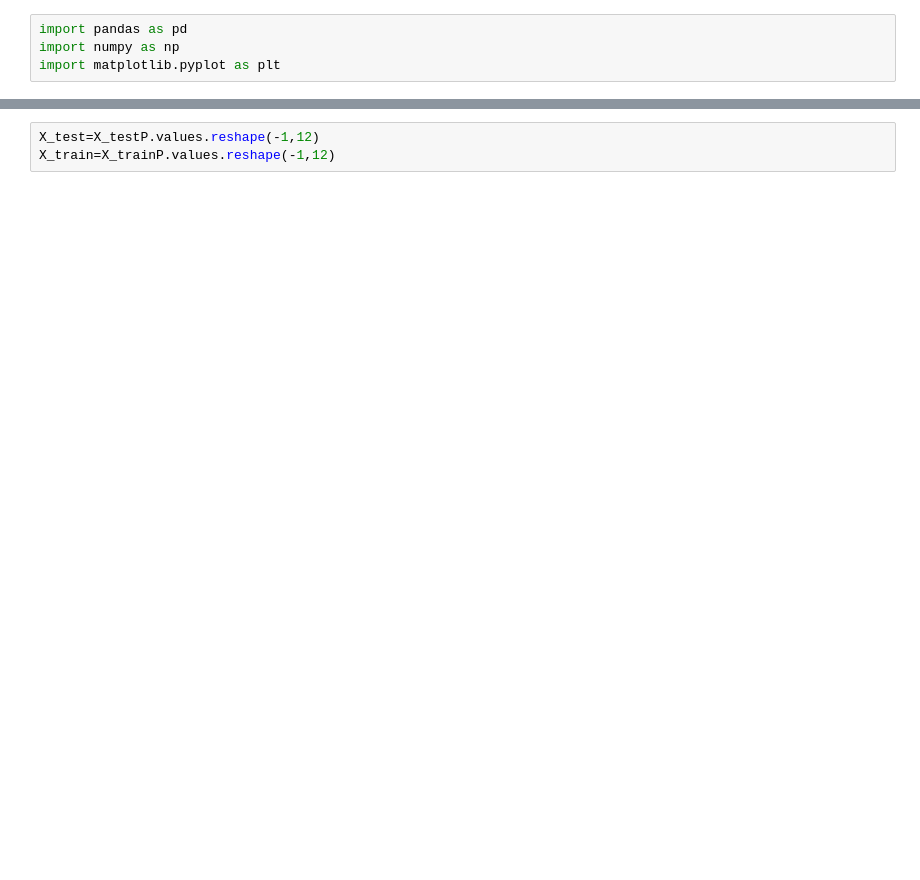
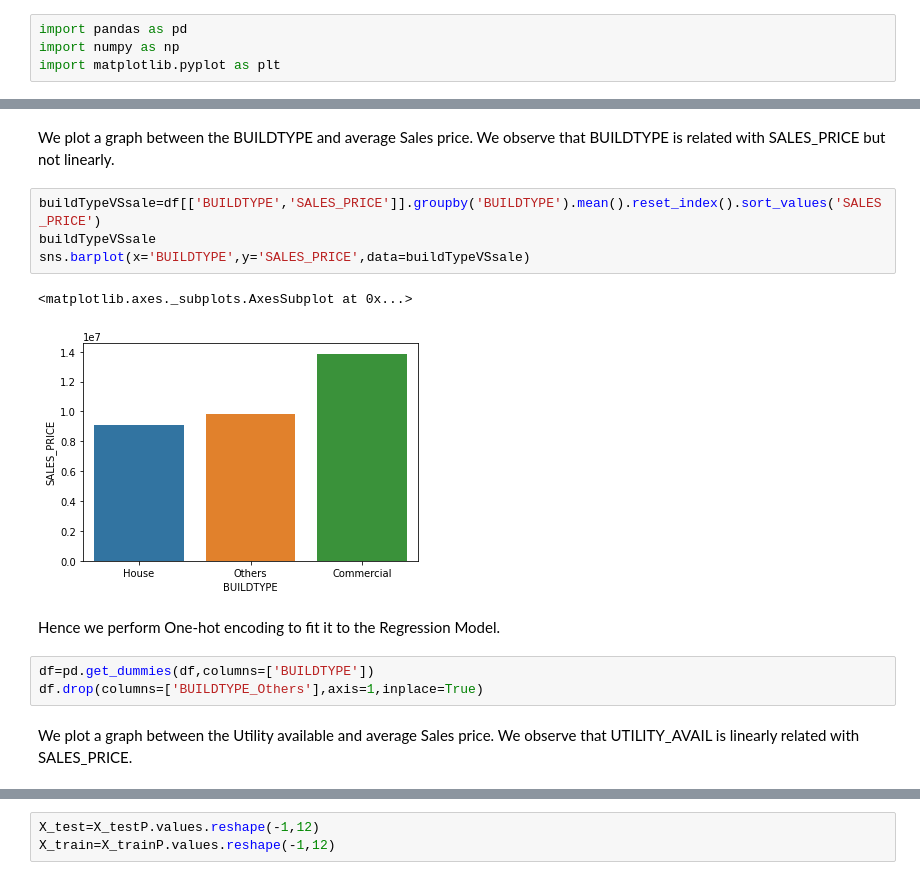
Before and after one commit to henselwilson/ChennaiHousePriceAnalysisAndPrediction, a Jupyter notebook: ChennaiHousePricePrediction.ipynb, the cells around one changed output, grey strips where cells are left out. Saved outputs shown, nothing was run; the diff lists cells and outputs as text; blank space fills up the shorter version.

```diff
--- a/ChennaiHousePricePrediction.ipynb
+++ b/ChennaiHousePricePrediction.ipynb
@@ -111,0 +272,16 @@ for col, ax in zip(columnsN,axs.flatten()):
+# %% [markdown]
+We plot a graph between the BUILDTYPE and average Sales price. We observe that BUILDTYPE is related with SALES_PRICE but not linearly.
+# %%
+buildTypeVSsale=df[['BUILDTYPE','SALES_PRICE']].groupby('BUILDTYPE').mean().reset_index().sort_values('SALES_PRICE')
+buildTypeVSsale
+sns.barplot(x='BUILDTYPE',y='SALES_PRICE',data=buildTypeVSsale)
+# %% [output]
+<matplotlib.axes._subplots.AxesSubplot at 0x...>
+[figure, added]
+# %% [markdown]
+Hence we perform One-hot encoding to fit it to the Regression Model.
+# %%
+df=pd.get_dummies(df,columns=['BUILDTYPE'])
+df.drop(columns=['BUILDTYPE_Others'],axis=1,inplace=True)
+# %% [markdown]
+We plot a graph between the Utility available and average Sales price. We observe that UTILITY_AVAIL is linearly related with SALES_PRICE.
```
Also changed, not shown: parts of 112 cells of this notebook.
